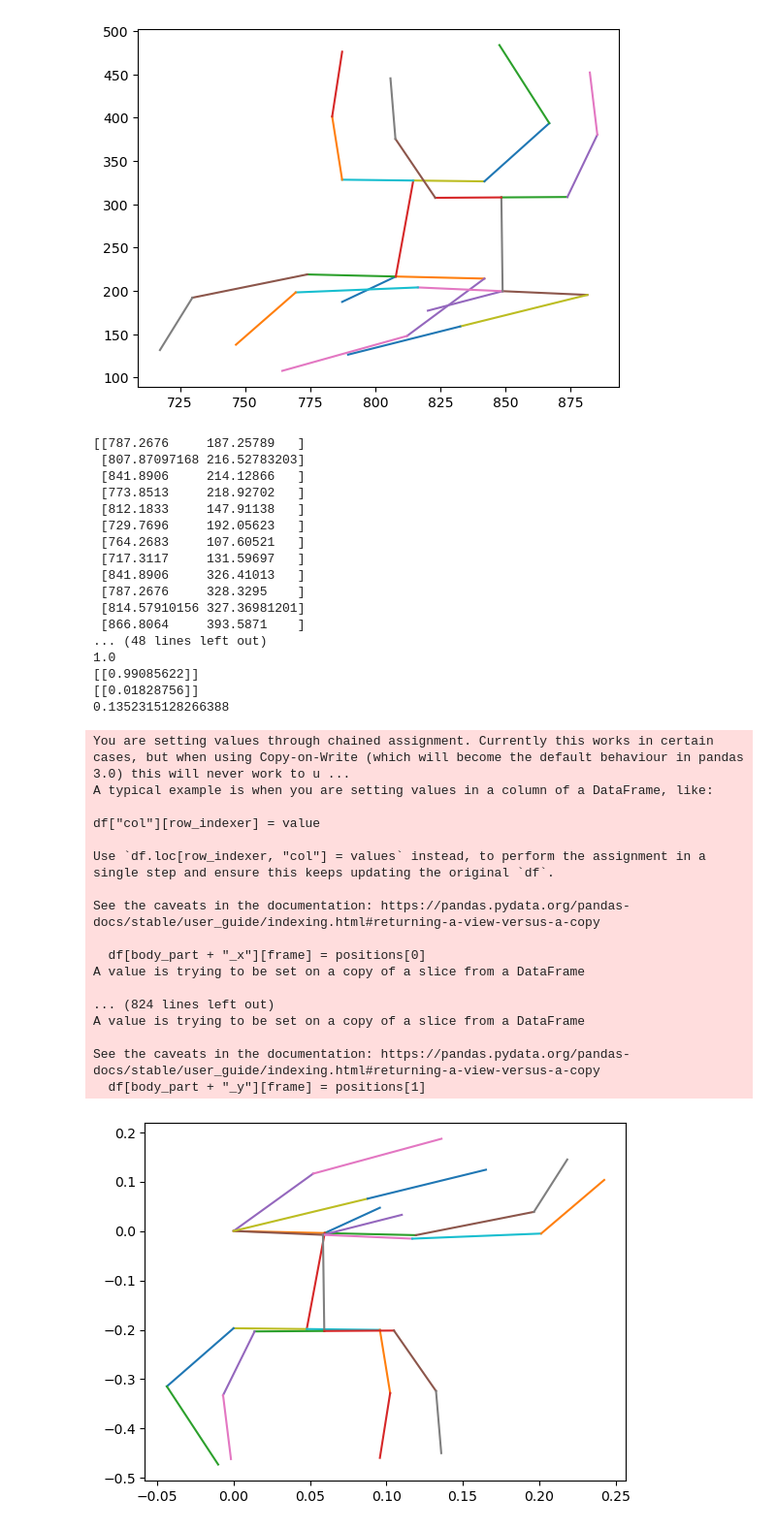
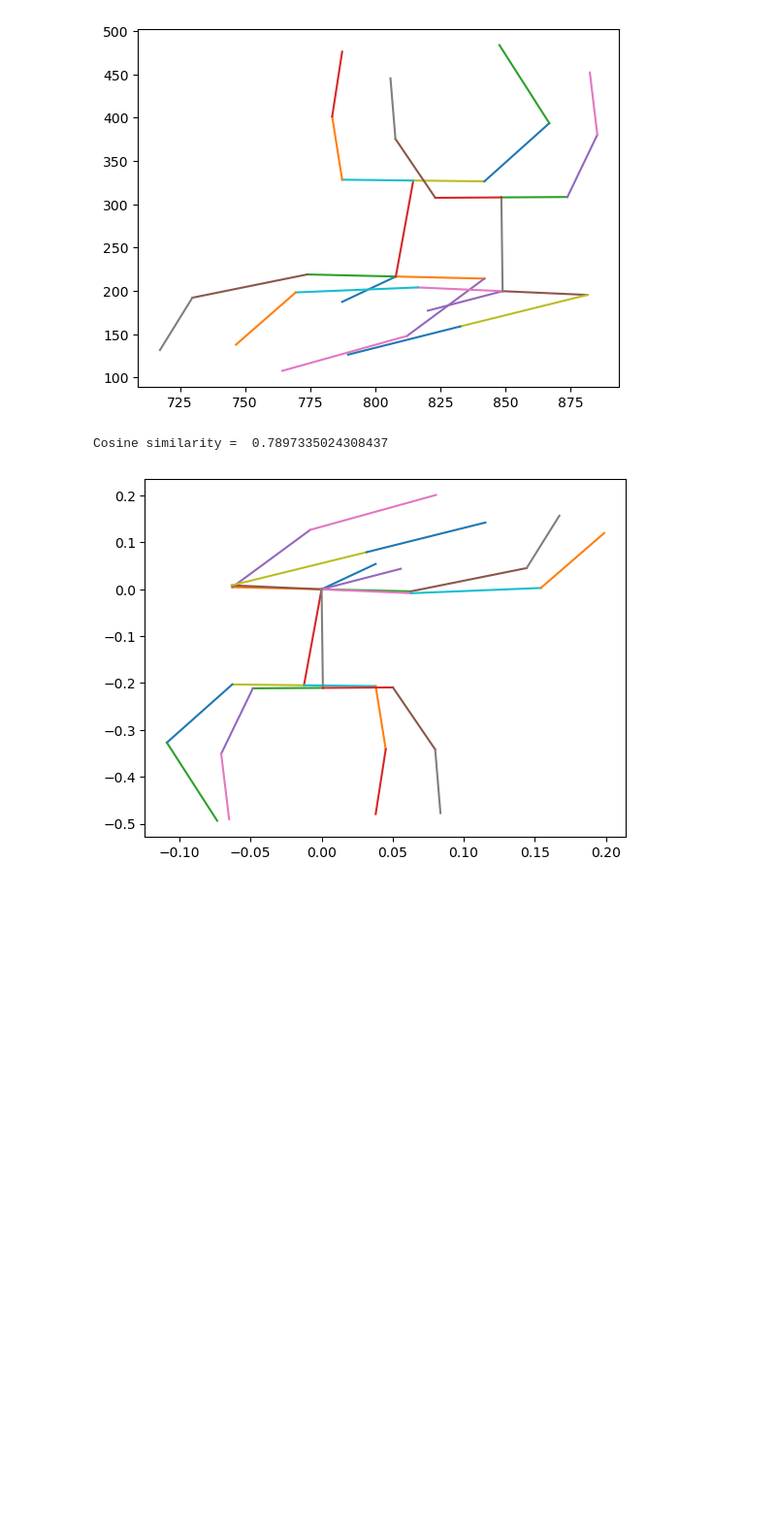
Before and after one commit to fravian99/Deteccion-de-ejercicios-en-videos-de-rehabilitacion, a Jupyter notebook: src/pruebas/notebooks/pruebas_datos.ipynb, the cells around one changed output. Shown at 97% size. Cells and saved outputs as stored; diff of their text form; code cells hidden in the pictures; blank space fills up the shorter version.

```diff
--- a/src/pruebas/notebooks/pruebas_datos.ipynb
+++ b/src/pruebas/notebooks/pruebas_datos.ipynb
@@ -241,13 +244,13 @@ bones_names = [
 Funciones para obtener las posiciones, establecerlas y para dibujar los puntos.
 # %%
 def get_position(df, body_part, frame):
-    x = df[body_part + "_x"][frame]
-    y = df[body_part + "_y"][frame]
+    x = df.loc[frame, body_part + "_x"]
+    y = df.loc[frame, body_part + "_y"]
     return x, y
 
 def set_position(df, body_part, frame, positions):
-    df[body_part + "_x"][frame] = positions[0]
-    df[body_part + "_y"][frame] = positions[1]
+    df.loc[frame, body_part + "_x"] = positions[0]
+    df.loc[frame, body_part + "_y"] = positions[1]
 
 def get_positions_from_df(df, frame):
     positions = []
@@ -267,6 +270,7 @@ def set_positions_from_df(df, frame, positions):
     x, y = positions
     for i in range(len(x)):
         set_position(df, body[i], frame, (x[i], y[i]))
+    return df
 
 def plot_point(positions, show: bool = True):
     x, y = positions
@@ -445,75 +453,51 @@ my_csv_1_copy = my_csv_1.copy()
 my_csv_2_copy = my_csv_2.copy()
 
 origin = (0,0)
-point = 2
+point = 1
 
 positions1 = np.transpose(positions1)
 positions2 = np.transpose(positions2)
 
 # print(positions1)
 # print(positions2)
 
 positions1 = get_bounding_box(positions1,origin,point)
 positions2 = get_bounding_box(positions2,origin,point)
 
 positions1 = np.transpose(positions1)
 positions2 = np.transpose(positions2)
 
 # print(positions1)
 # print(positions2)
 
 normalized_1 = normalize(positions1 * -1)
 normalized_2 = normalize(positions2 * -1)
 
+positions1 = np.transpose(positions1)
+positions2 = np.transpose(positions2)
+
 set_positions_from_df(my_csv_1_copy, frame1, normalized_1)
 set_positions_from_df(my_csv_2_copy, frame2, normalized_2)
 
 skeleton_normalized_1 = get_skeleton(my_csv_1_copy, frame1)
 skeleton_normalized_2 = get_skeleton(my_csv_2_copy, frame2)
 
 plot_skeleton(skeleton_normalized_1)
 plot_skeleton(skeleton_normalized_2)
 
 cont = 0
-normalized_1= normalized_1.reshape(1, -1)
-normalized_2= normalized_2.reshape(1, -1)
-for i in normalized_1[0]:
+normalized_1_re= normalized_1.reshape(1, -1)
+normalized_2_re= normalized_2.reshape(1, -1)
+for i in normalized_1_re[0]:
     cont += i**2
-print(cont)
+#print(cont)
+#print(normalized_1)
+
+normalized_1 = np.transpose(normalized_1)
+normalized_2 = np.transpose(normalized_2)
+
 a = distance_cosine_similarity(normalized_1, normalized_2)
+print("Cosine similarity = ", a)
 # %% [output]
-[[787.2676     187.25789   ]
- [807.87097168 216.52783203]
- [841.8906     214.12866   ]
- [773.8513     218.92702   ]
- [812.1833     147.91138   ]
- [729.7696     192.05623   ]
- [764.2683     107.60521   ]
- [717.3117     131.59697   ]
- [841.8906     326.41013   ]
- [787.2676     328.3295    ]
- [814.57910156 327.36981201]
- [866.8064     393.5871    ]
-... (48 lines left out)
-1.0
-[[0.99085622]]
-[[0.01828756]]
-0.1352315128266388
+Cosine similarity =  0.7897335024308437
-You are setting values through chained assignment. Currently this works in certain cases, but when using Copy-on-Write (which will become the default behaviour in pandas 3.0) this will never work to u ...
-A typical example is when you are setting values in a column of a DataFrame, like:
-
-df["col"][row_indexer] = value
-
-Use `df.loc[row_indexer, "col"] = values` instead, to perform the assignment in a single step and ensure this keeps updating the original `df`.
-
-See the caveats in the documentation: https://pandas.pydata.org/pandas-docs/stable/user_guide/indexing.html#returning-a-view-versus-a-copy
-
-  df[body_part + "_x"][frame] = positions[0]
-A value is trying to be set on a copy of a slice from a DataFrame
-
-... (824 lines left out)
-A value is trying to be set on a copy of a slice from a DataFrame
-
-See the caveats in the documentation: https://pandas.pydata.org/pandas-docs/stable/user_guide/indexing.html#returning-a-view-versus-a-copy
-  df[body_part + "_y"][frame] = positions[1]
-[figure, old version]
+[figure, new version]
```
Also changed, not shown: parts of 9 cells of this notebook.
